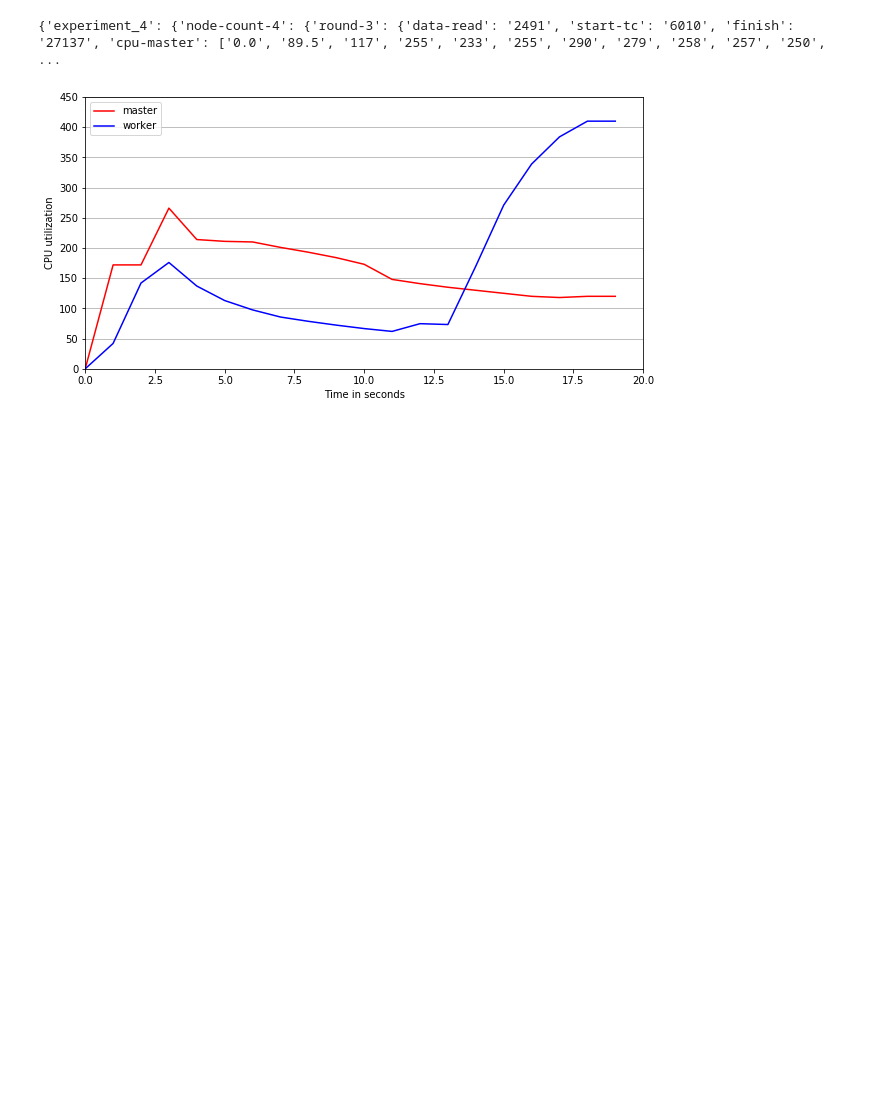
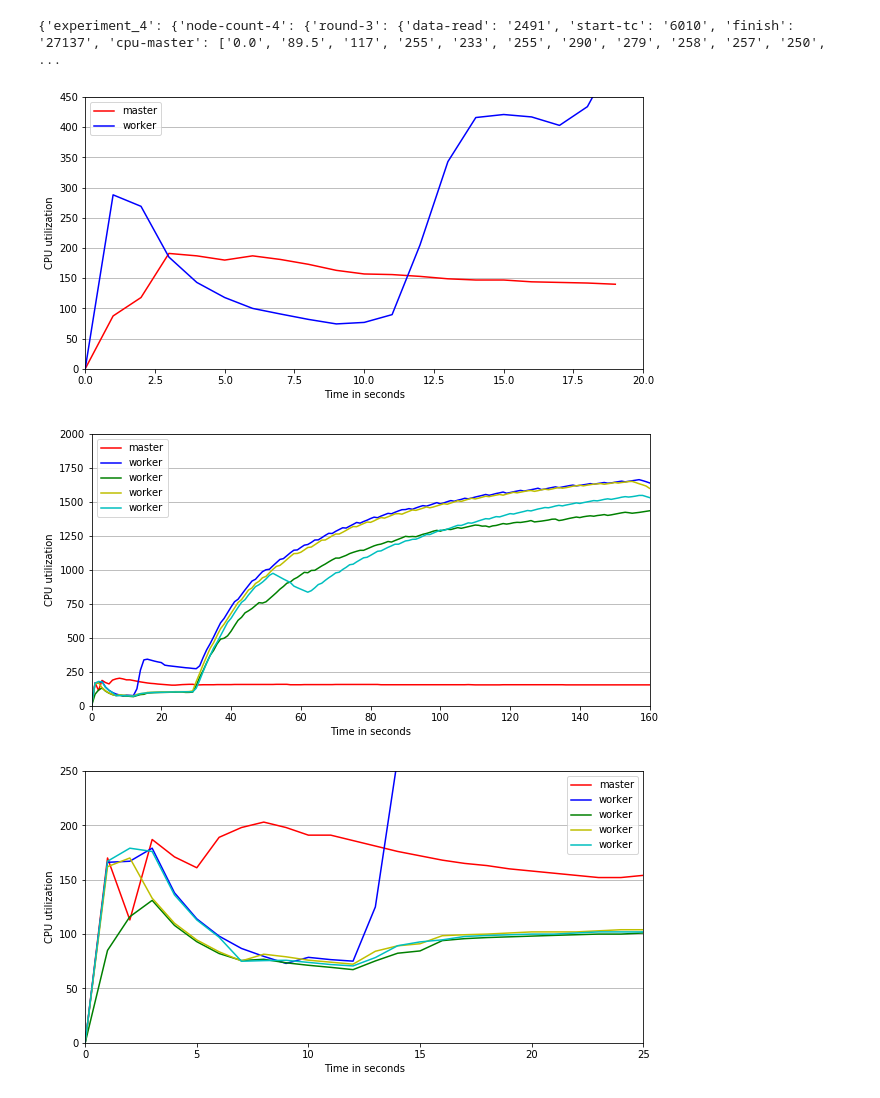
Before and after one commit to jmakr0/Distributed-Entity-Resolution, a Jupyter notebook: evaluation/plot/cpu-usage.ipynb, the cells around one changed output. Drawn from its saved outputs; the diff is of its cells as text; code cells hidden in the pictures; blank space fills up the shorter version.

```diff
--- a/evaluation/plot/cpu-usage.ipynb
+++ b/evaluation/plot/cpu-usage.ipynb
@@ -64,7 +69,14 @@ def plot_cpu_utilization(number_of_nodes, round, save_to, y_ticks = None, number
     plt.show()
     fig.savefig(save_to)
 # %%
-plot_cpu_utilization('1', '1', 'utilization_details.pdf', x_min_max=(0,20), y_min_max=(0,450), number_of_values=20)
+plot_cpu_utilization('1', '2', 'utilization_details-1.pdf', x_min_max=(0,20), y_min_max=(0,450), number_of_values=20)
 # %% [output]
-[figure, old version]
+[figure, new version]
+# %%
+plot_cpu_utilization('4', '3', 'utilization-1.pdf', x_min_max=(0,160), y_min_max=(0,2000))
+
+plot_cpu_utilization('4', '3', 'utilization-1.pdf', x_min_max=(0,25), y_min_max=(0,250))
+# %% [output]
+[figure, added]
+[figure, added]
 # %%
```
Also changed, not shown: parts of 2 cells of this notebook.
